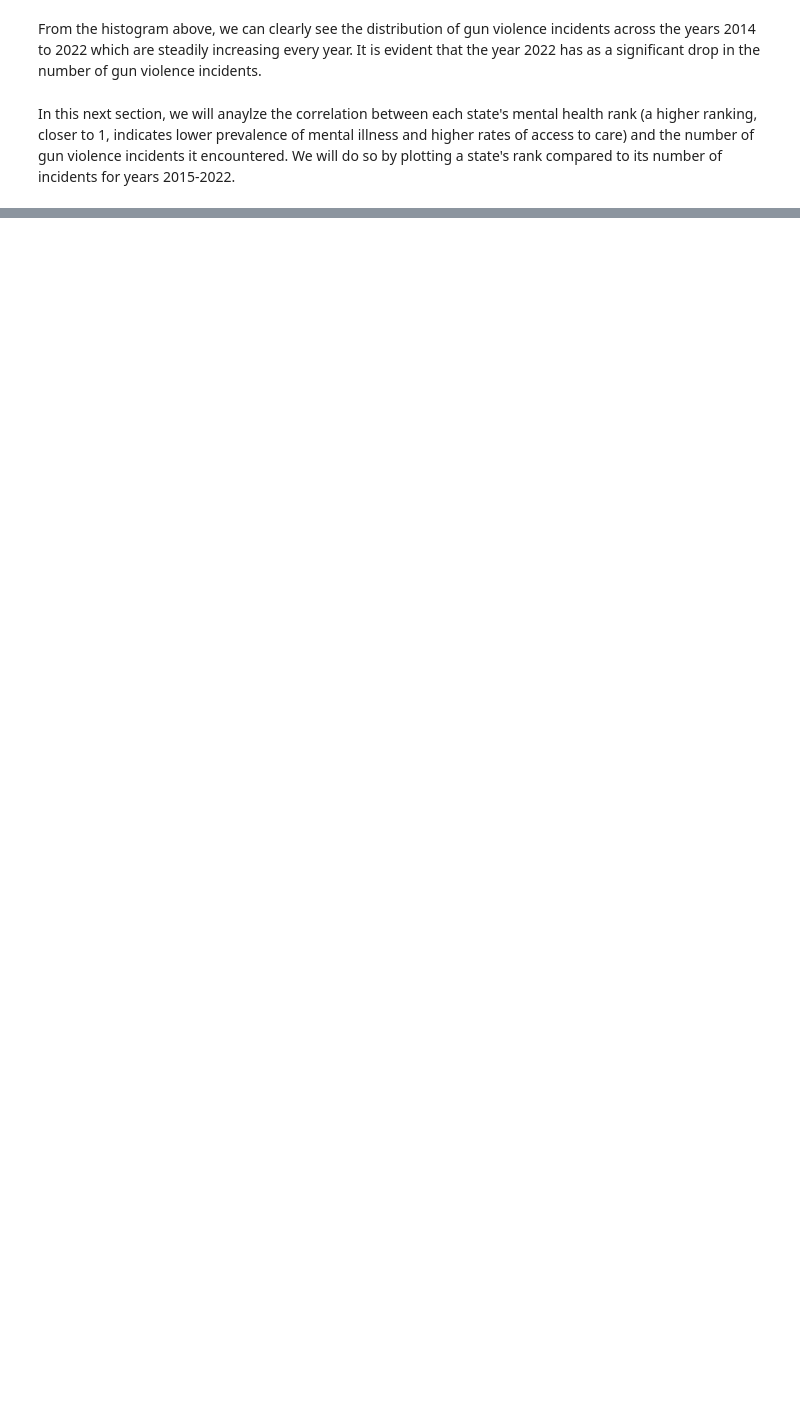
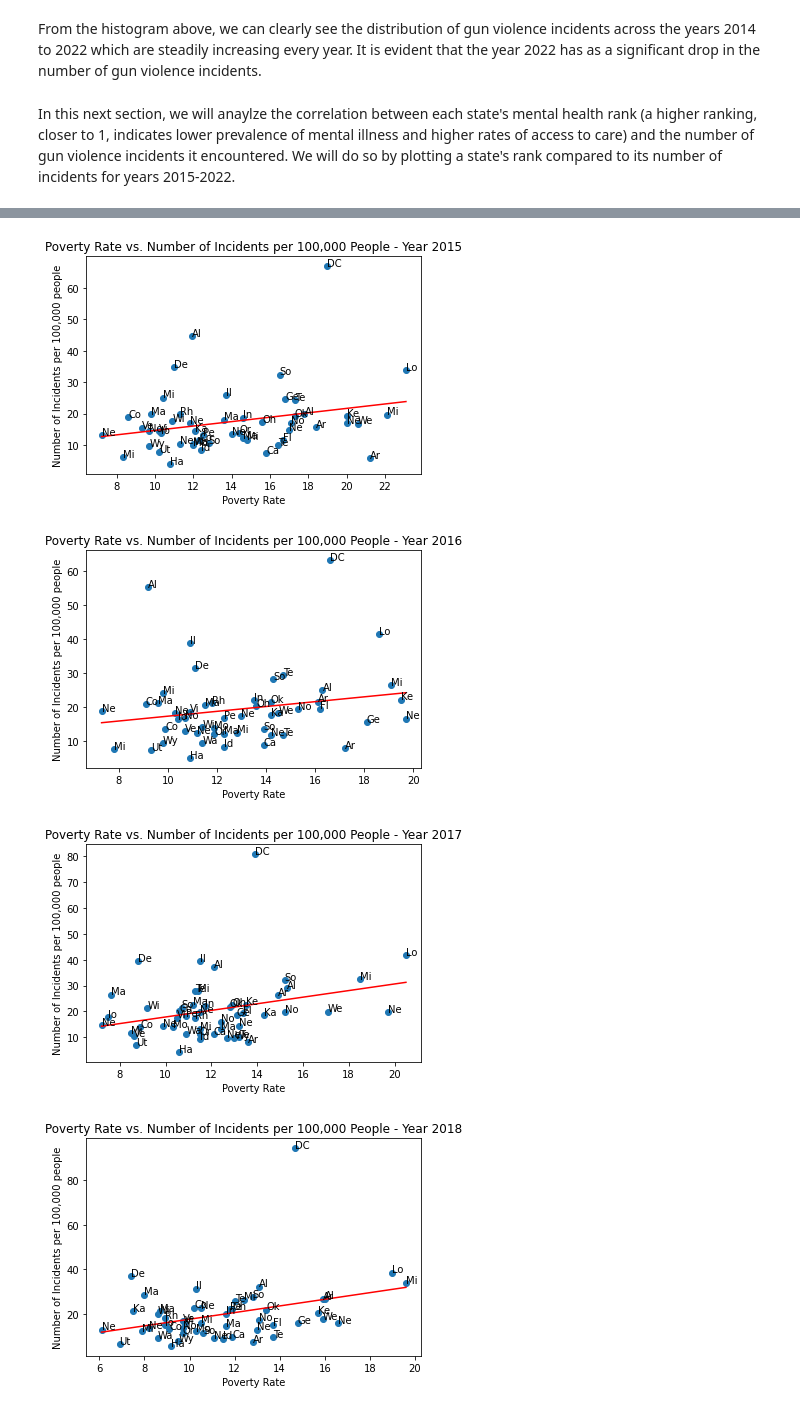
Before and after one commit to d1solis/Gun-Violence-Analysis-Project, a Jupyter notebook: EDACheckpointGroup_Sp23_Calvin_Hobbes_Fan_Club.ipynb, the cells around one changed output, grey strips where cells are left out. Saved outputs shown, nothing was run; the diff lists cells and outputs as text; code cells hidden in the pictures; blank space fills up the shorter version.

Commit message:
Added poverty analysis

```diff
--- a/EDACheckpointGroup_Sp23_Calvin_Hobbes_Fan_Club.ipynb
+++ b/EDACheckpointGroup_Sp23_Calvin_Hobbes_Fan_Club.ipynb
@@ -120,6 +118,8 @@ for i in range(len(povertyDF)):
 povertyDF = povertyDF.astype({'Year': int})
 povertyDF = povertyDF.dropna()
 povertyDF = povertyDF.reset_index(drop=True)
+povertyDF['Percent in poverty'] = pd.to_numeric(povertyDF['Percent in poverty'])
+povertyDF['Total population'] = povertyDF['Total population'].str.replace(',', '').astype(int) * 1000
 # %% [markdown]
 # Data Analysis & Results (EDA)
 # %% [markdown]
@@ -182,0 +194,34 @@ for year in years:
+# %%
+mask = povertyDF['Year'] >= 2015
+povertyDF = povertyDF[mask]
+
+mask = totalIncidentsDF['Year'] <= 2021
+totalIncidentsDF = totalIncidentsDF[mask]
+
+for year in totalIncidentsDF['Year'].unique():
+    data_year = totalIncidentsDF[totalIncidentsDF['Year'] == year]
+    merged_df = pd.merge(data_year, povertyDF, on=['Year', 'State'])
+    merged_df = merged_df.sort_values('Percent in poverty').reset_index(drop=True)
+    merged_df['Total Incidents per 100,000 people'] = (merged_df['Total_Incidents'] / (merged_df['Total population'])) * 100000
+#     print(merged_df)
+    plt.scatter(merged_df['Percent in poverty'], merged_df['Total Incidents per 100,000 people'])
+    plt.title(f'Poverty Rate vs. Number of Incidents per 100,000 People - Year {year}')
+    plt.xlabel('Poverty Rate')
+    plt.ylabel('Number of Incidents per 100,000 people')
+
+    # Labeling the dots with state abbreviations
+    for i in range(len(merged_df)):
+        state_abbr = merged_df['State'].iloc[i][:2]  # Extract first two characters as abbreviation
+        if state_abbr == 'Di':
+            state_abbr = 'DC'
+        plt.text(merged_df['Percent in poverty'].iloc[i], merged_df['Total Incidents per 100,000 people'].iloc[i], state_abbr)
+
+    slope, intercept = np.polyfit(merged_df['Percent in poverty'], merged_df['Total Incidents per 100,000 people'], 1)
+    trendline = slope * merged_df['Percent in poverty'] + intercept
+    plt.plot(merged_df['Percent in poverty'], trendline, color='red')
+    plt.show()
+# %% [output]
+[figure, added]
+[figure, added]
+[figure, added]
+[figure, added]
```
Also changed, not shown: parts of 5 cells of this notebook.
